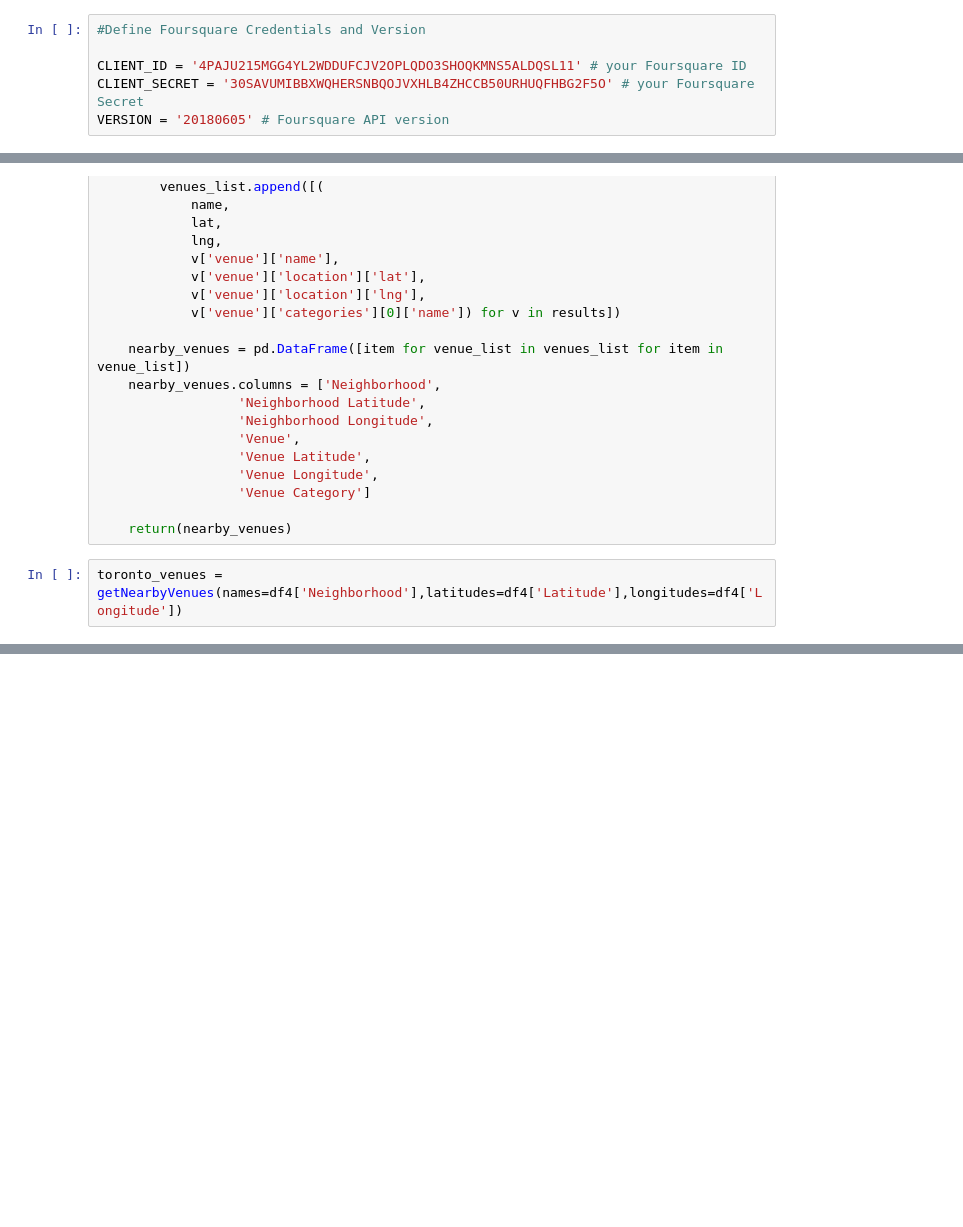
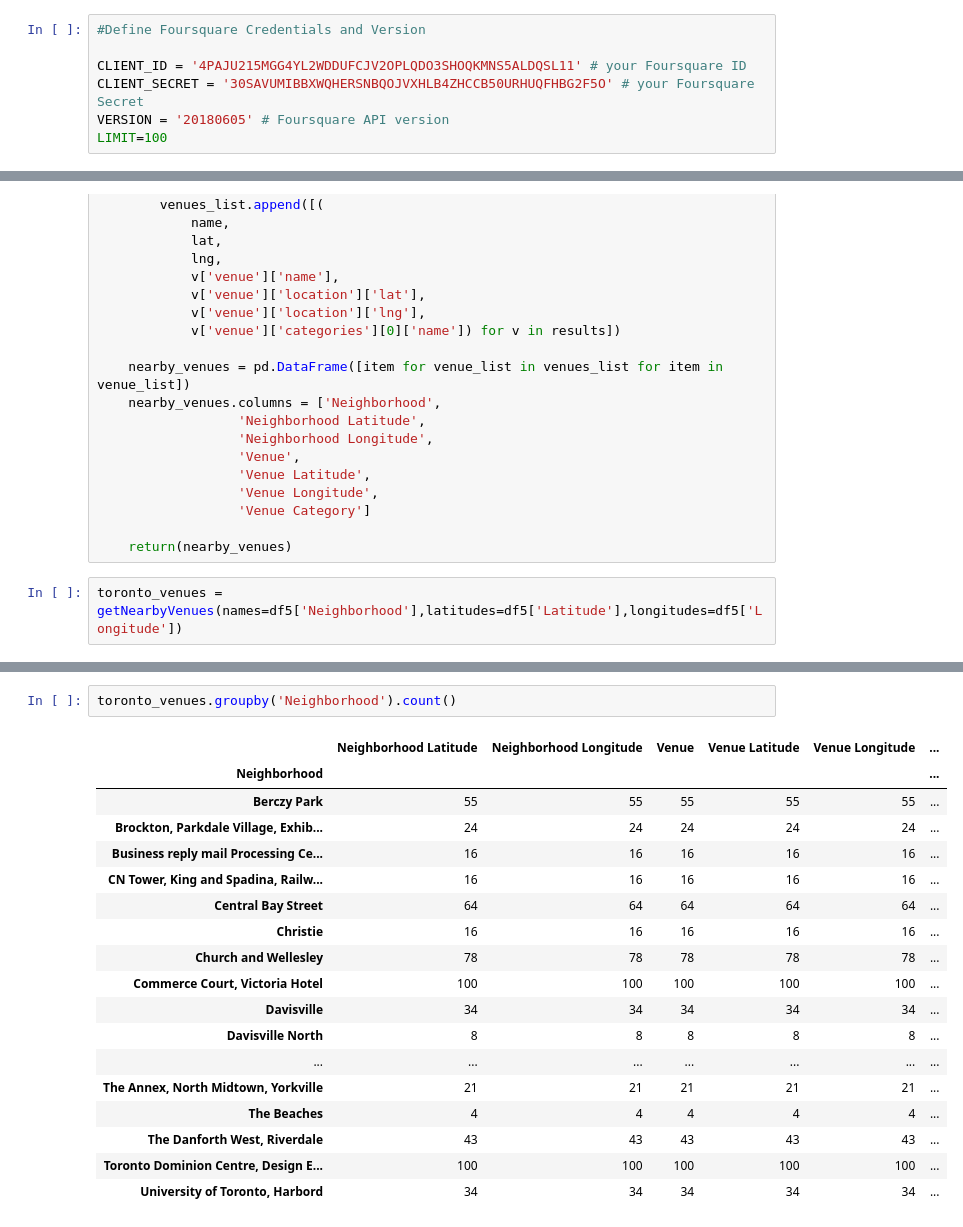
Before and after one commit to MariaYW/Coursera_Capstone, a Jupyter notebook: Capstone_Wk3.ipynb, the cells around one changed output, grey strips where cells are left out. Saved outputs shown, nothing was run; the diff lists cells and outputs as text; blank space fills up the shorter version.

```diff
--- a/Capstone_Wk3.ipynb
+++ b/Capstone_Wk3.ipynb
@@ -143,6 +144,7 @@ Libraries imported.
 CLIENT_ID = '4PAJU215MGG4YL2WDDUFCJV2OPLQDO3SHOQKMNS5ALDQSL11' # your Foursquare ID
 CLIENT_SECRET = '30SAVUMIBBXWQHERSNBQOJVXHLB4ZHCCB50URHUQFHBG2F5O' # your Foursquare Secret
 VERSION = '20180605' # Foursquare API version
+LIMIT=100
 # %%
 #Explore Neighborhood in Toronto
 def getNearbyVenues(names, latitudes, longitudes, radius=500):
@@ -185,5 +187,5 @@ def getNearbyVenues(names, latitudes, longitudes, radius=500):
 
     return(nearby_venues)
 # %%
-toronto_venues = getNearbyVenues(names=df4['Neighborhood'],latitudes=df4['Latitude'],longitudes=df4['Longitude'])
+toronto_venues = getNearbyVenues(names=df5['Neighborhood'],latitudes=df5['Latitude'],longitudes=df5['Longitude'])
 # %% [output]
@@ -191,0 +218,21 @@ NameError: name 'LIMIT' is not defined
+# %%
+toronto_venues.groupby('Neighborhood').count()
+# %% [output]
+|  | Neighborhood Latitude | Neighborhood Longitude | Venue | Venue Latitude | Venue Longitude | ... |
+| Neighborhood |  |  |  |  |  | ... |
+| Berczy Park | 55 | 55 | 55 | 55 | 55 | ... |
+| Brockton, Parkdale Village, Exhib... | 24 | 24 | 24 | 24 | 24 | ... |
+| Business reply mail Processing Ce... | 16 | 16 | 16 | 16 | 16 | ... |
+| CN Tower, King and Spadina, Railw... | 16 | 16 | 16 | 16 | 16 | ... |
+| Central Bay Street | 64 | 64 | 64 | 64 | 64 | ... |
+| Christie | 16 | 16 | 16 | 16 | 16 | ... |
+| Church and Wellesley | 78 | 78 | 78 | 78 | 78 | ... |
+| Commerce Court, Victoria Hotel | 100 | 100 | 100 | 100 | 100 | ... |
+| Davisville | 34 | 34 | 34 | 34 | 34 | ... |
+| Davisville North | 8 | 8 | 8 | 8 | 8 | ... |
+| ... | ... | ... | ... | ... | ... | ... |
+| The Annex, North Midtown, Yorkville | 21 | 21 | 21 | 21 | 21 | ... |
+| The Beaches | 4 | 4 | 4 | 4 | 4 | ... |
+| The Danforth West, Riverdale | 43 | 43 | 43 | 43 | 43 | ... |
+| Toronto Dominion Centre, Design E... | 100 | 100 | 100 | 100 | 100 | ... |
+| University of Toronto, Harbord | 34 | 34 | 34 | 34 | 34 | ... |
```
Also changed, not shown: parts of 22 cells of this notebook.
